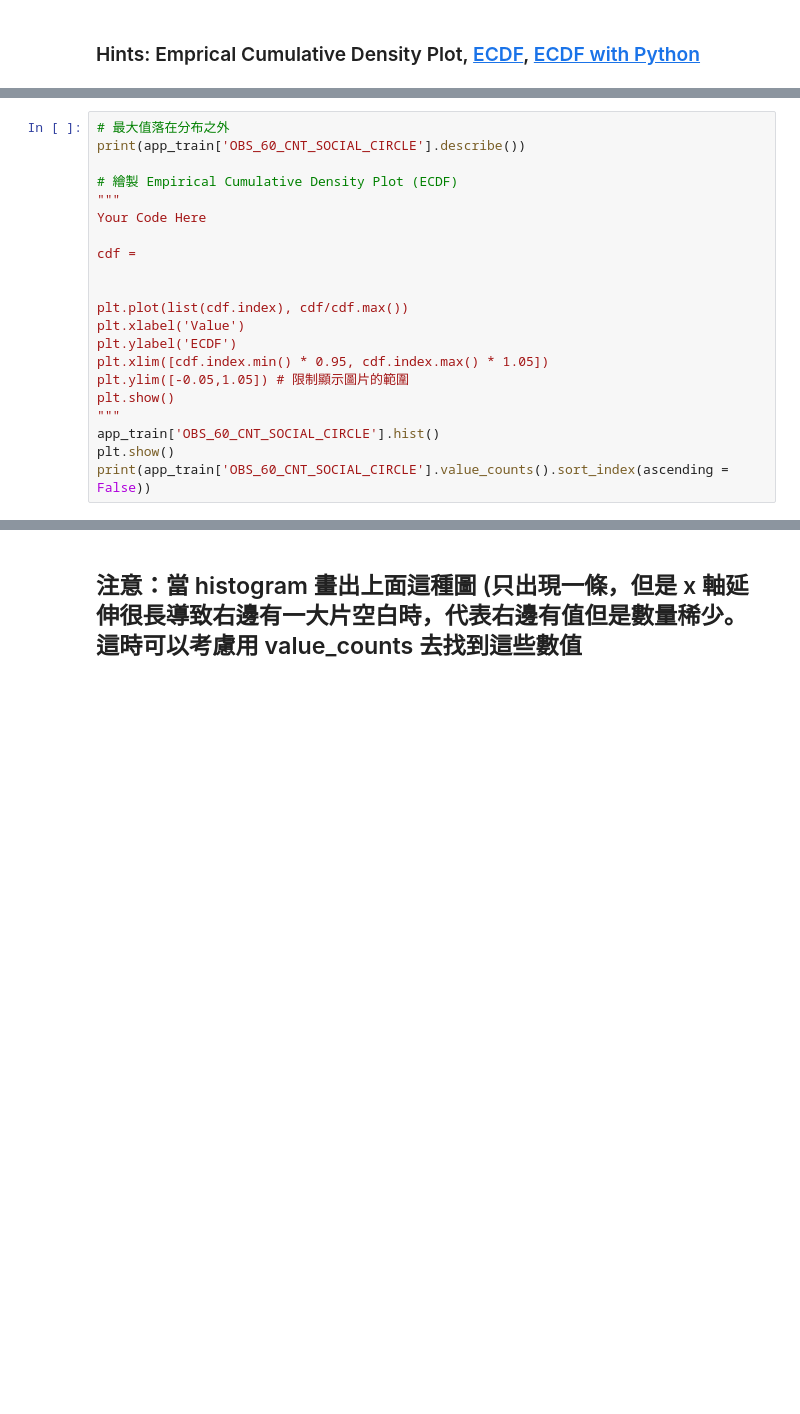
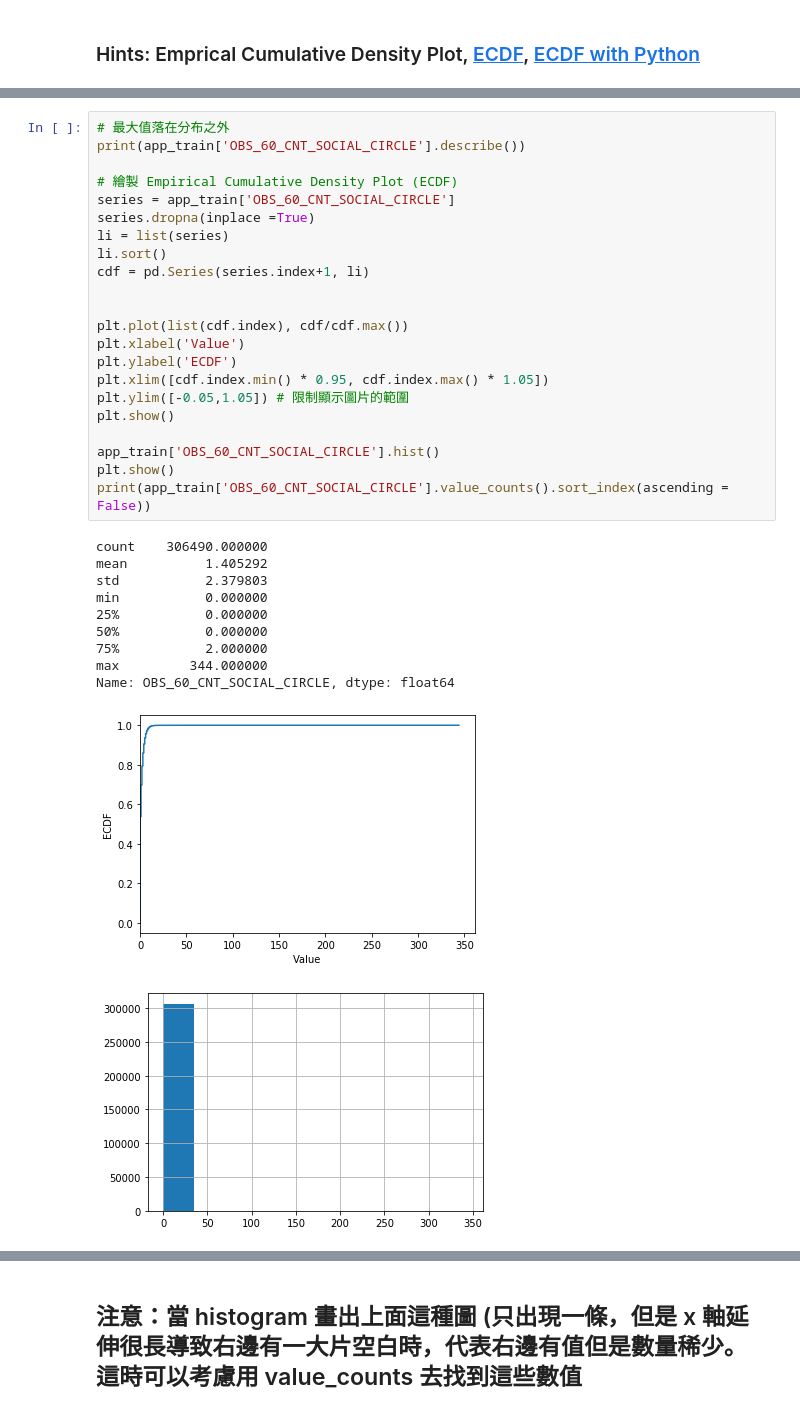
Before and after one commit to linghung/3rd-ML100Days, a Jupyter notebook: homework/Day_009_HW.ipynb, the cells around one changed output, grey strips where cells are left out. Cells and saved outputs as stored; diff of their text form; blank space fills up the shorter version.

```diff
--- a/homework/Day_009_HW.ipynb
+++ b/homework/Day_009_HW.ipynb
@@ -113,21 +169,34 @@ app_train['REGION_POPULATION_RELATIVE'].value_counts()
 # %%
 # 最大值落在分布之外
 print(app_train['OBS_60_CNT_SOCIAL_CIRCLE'].describe())
 
 # 繪製 Empirical Cumulative Density Plot (ECDF)
-"""
-Your Code Here
-
-cdf =
+series = app_train['OBS_60_CNT_SOCIAL_CIRCLE']
+series.dropna(inplace =True)
+li = list(series)
+li.sort()
+cdf = pd.Series(series.index+1, li)
 
 
 plt.plot(list(cdf.index), cdf/cdf.max())
 plt.xlabel('Value')
 plt.ylabel('ECDF')
 plt.xlim([cdf.index.min() * 0.95, cdf.index.max() * 1.05])
 plt.ylim([-0.05,1.05]) # 限制顯示圖片的範圍
 plt.show()
-"""
+
 app_train['OBS_60_CNT_SOCIAL_CIRCLE'].hist()
 plt.show()
 print(app_train['OBS_60_CNT_SOCIAL_CIRCLE'].value_counts().sort_index(ascending = False))
+# %% [output]
+count    306490.000000
+mean          1.405292
+std           2.379803
+min           0.000000
+25%           0.000000
+50%           0.000000
+75%           2.000000
+max         344.000000
+Name: OBS_60_CNT_SOCIAL_CIRCLE, dtype: float64
+[figure, added]
+[figure, added]
```
Also changed, not shown: parts of 6 cells of this notebook.
